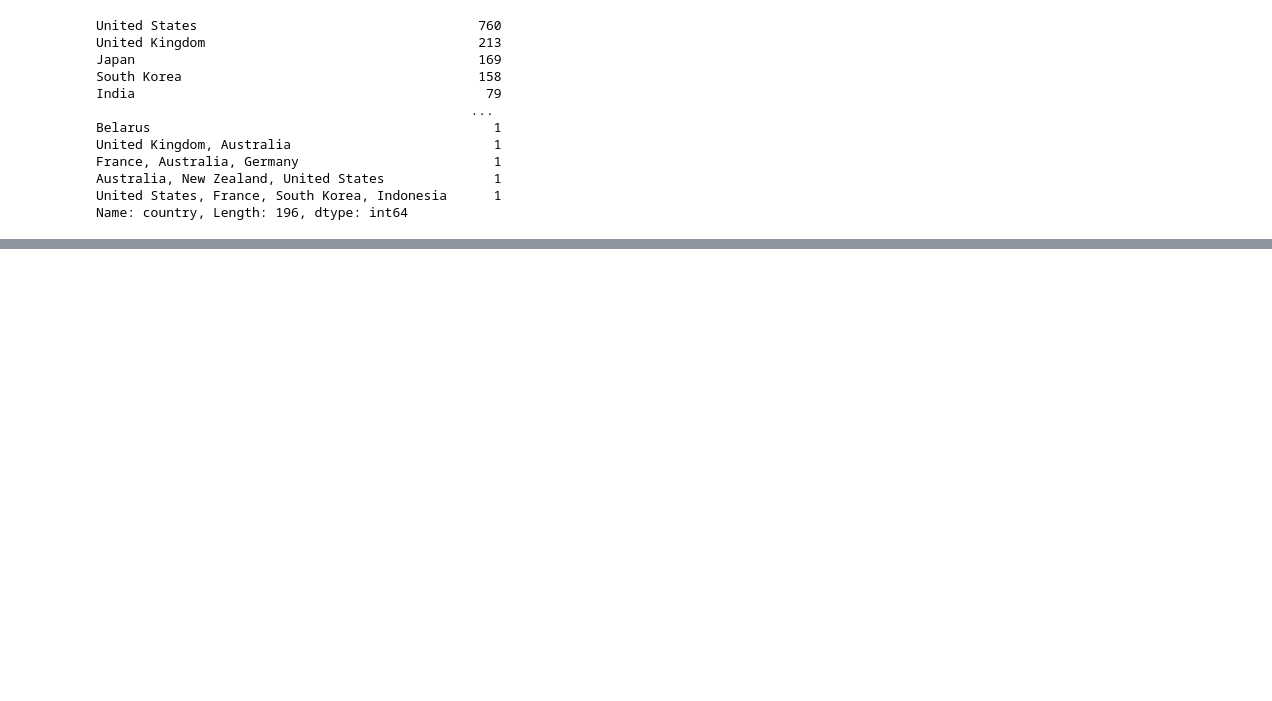
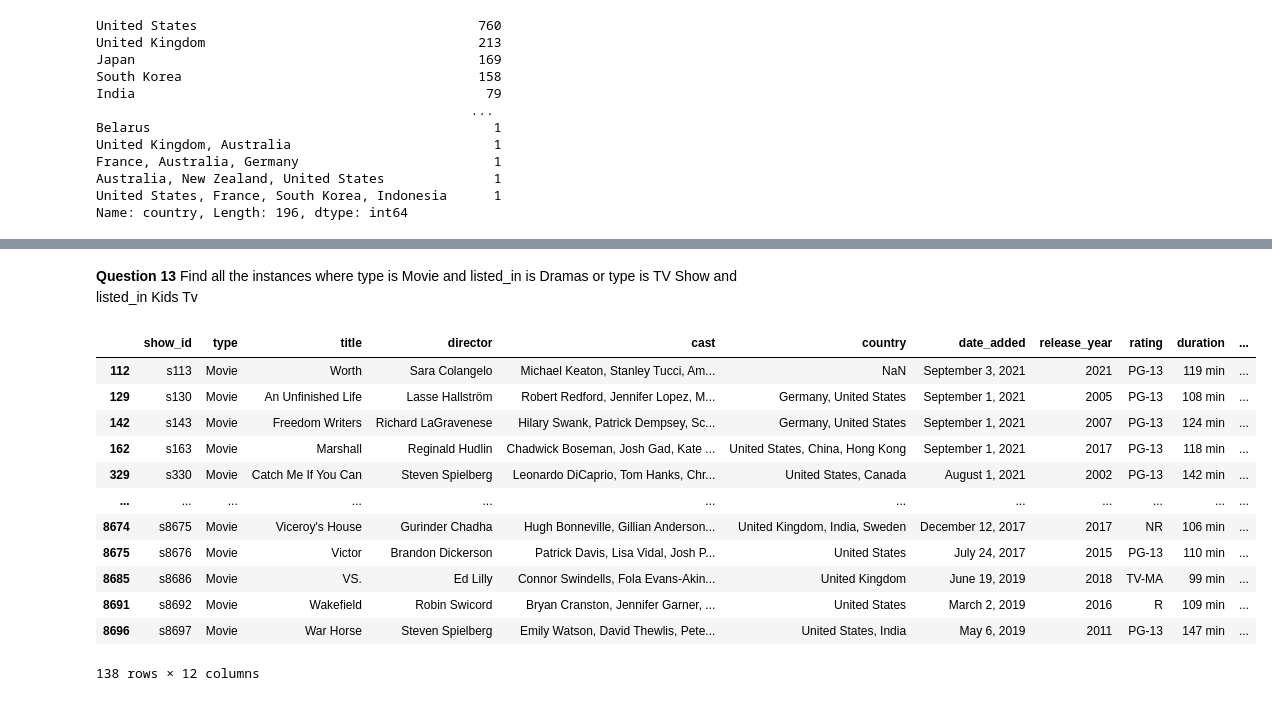
Before and after one commit to ligiadavilabozzi/netflix_analysis, a Jupyter notebook: netflix_analysis.ipynb, the cells around one changed output, grey strips where cells are left out. Cells and saved outputs as stored; diff of their text form; code cells hidden in the pictures; blank space fills up the shorter version.

Commit message:
all instances where type is movie and listed_in is dramas or type is TV Show and listed_in is Kids TV

```diff
--- a/netflix_analysis.ipynb
+++ b/netflix_analysis.ipynb
@@ -421,0 +438,18 @@ Name: country, Length: 196, dtype: int64
+# %% [markdown]
+**Question 13** Find all the instances where type is Movie and listed_in is Dramas or type is TV Show and listed_in Kids Tv
+# %%
+df_netflix[(df_netflix['type']=='Movie') & (df_netflix['listed_in']=='Dramas') | (df_netflix['type']=='TV Show') & (df_netflix['listed_in']=='Kids TV')]
+# %% [output]
+|  | show_id | type | title | director | cast | country | date_added | release_year | rating | duration | ... |
+| 112 | s113 | Movie | Worth | Sara Colangelo | Michael Keaton, Stanley Tucci, Am... | NaN | September 3, 2021 | 2021 | PG-13 | 119 min | ... |
+| 129 | s130 | Movie | An Unfinished Life | Lasse Hallström | Robert Redford, Jennifer Lopez, M... | Germany, United States | September 1, 2021 | 2005 | PG-13 | 108 min | ... |
+| 142 | s143 | Movie | Freedom Writers | Richard LaGravenese | Hilary Swank, Patrick Dempsey, Sc... | Germany, United States | September 1, 2021 | 2007 | PG-13 | 124 min | ... |
+| 162 | s163 | Movie | Marshall | Reginald Hudlin | Chadwick Boseman, Josh Gad, Kate ... | United States, China, Hong Kong | September 1, 2021 | 2017 | PG-13 | 118 min | ... |
+| 329 | s330 | Movie | Catch Me If You Can | Steven Spielberg | Leonardo DiCaprio, Tom Hanks, Chr... | United States, Canada | August 1, 2021 | 2002 | PG-13 | 142 min | ... |
+| ... | ... | ... | ... | ... | ... | ... | ... | ... | ... | ... | ... |
+| 8674 | s8675 | Movie | Viceroy's House | Gurinder Chadha | Hugh Bonneville, Gillian Anderson... | United Kingdom, India, Sweden | December 12, 2017 | 2017 | NR | 106 min | ... |
+| 8675 | s8676 | Movie | Victor | Brandon Dickerson | Patrick Davis, Lisa Vidal, Josh P... | United States | July 24, 2017 | 2015 | PG-13 | 110 min | ... |
+| 8685 | s8686 | Movie | VS. | Ed Lilly | Connor Swindells, Fola Evans-Akin... | United Kingdom | June 19, 2019 | 2018 | TV-MA | 99 min | ... |
+| 8691 | s8692 | Movie | Wakefield | Robin Swicord | Bryan Cranston, Jennifer Garner, ... | United States | March 2, 2019 | 2016 | R | 109 min | ... |
+| 8696 | s8697 | Movie | War Horse | Steven Spielberg | Emily Watson, David Thewlis, Pete... | United States, India | May 6, 2019 | 2011 | PG-13 | 147 min | ... |
+138 rows × 12 columns
```
Also changed, not shown: parts of 2 cells of this notebook.
